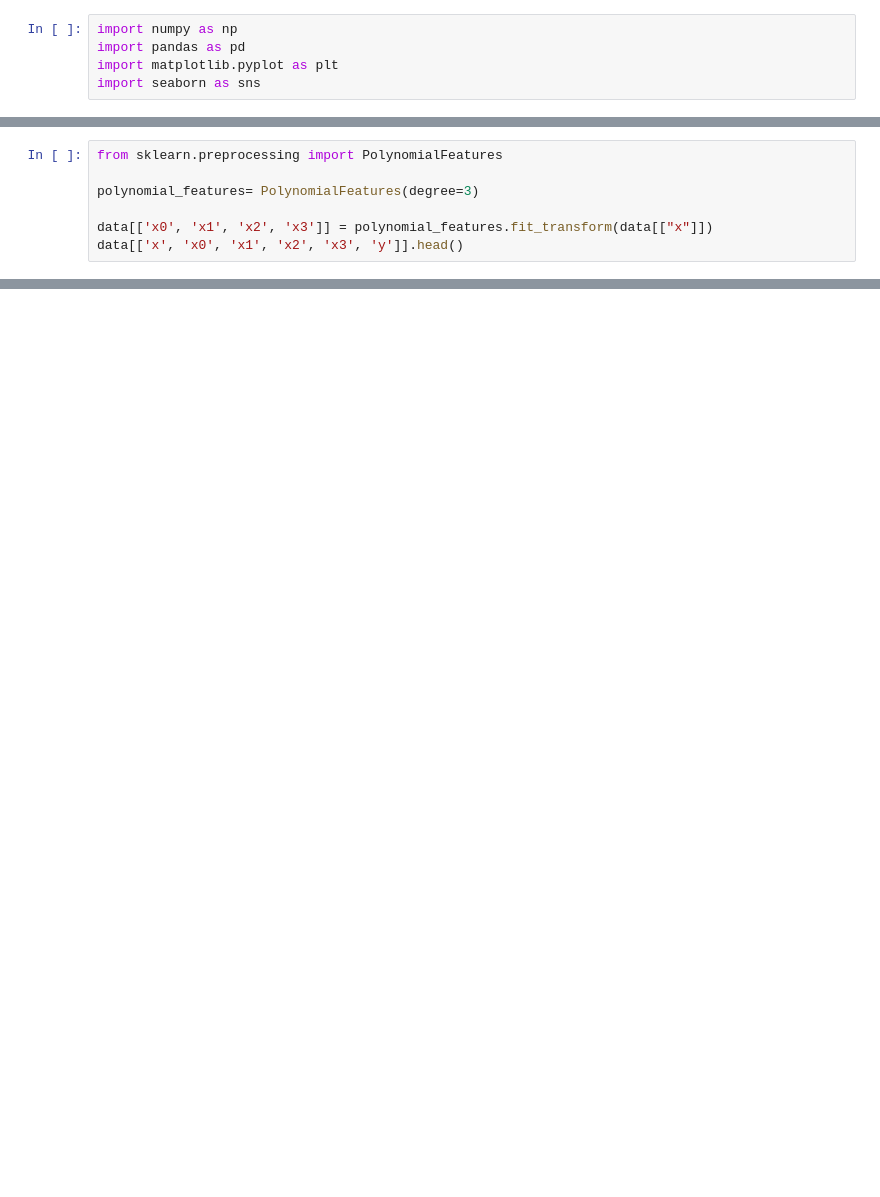
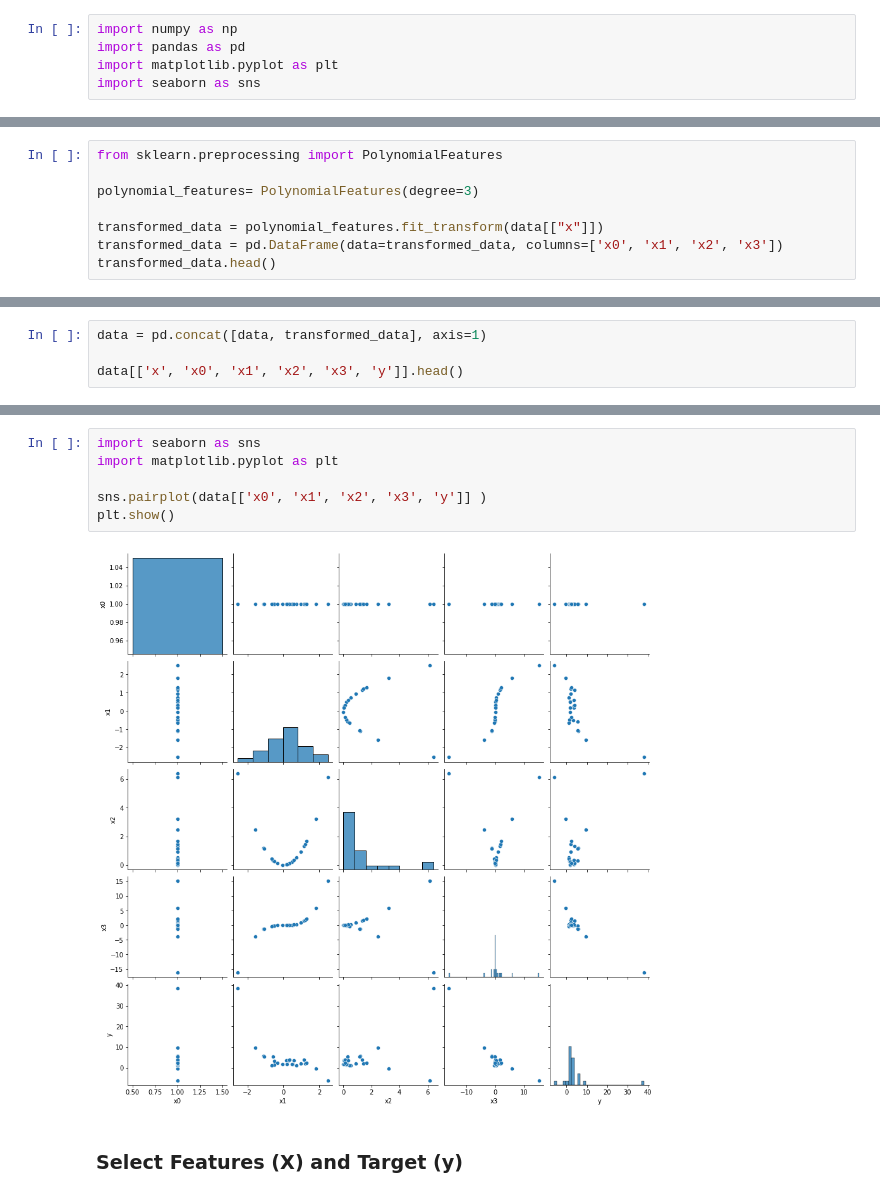
Before and after one commit to SumuduTennakoon/MachineLearningFoundations, a Jupyter notebook: LectureNotebooks/09_SupervisedMachineLearning_Regression.ipynb, the cells around one changed output, grey strips where cells are left out. Cells and saved outputs as stored; diff of their text form; blank space fills up the shorter version.

```diff
--- a/LectureNotebooks/09_SupervisedMachineLearning_Regression.ipynb
+++ b/LectureNotebooks/09_SupervisedMachineLearning_Regression.ipynb
@@ -61,5 +138,6 @@ from sklearn.preprocessing import PolynomialFeatures
 
 polynomial_features= PolynomialFeatures(degree=3)
 
-data[['x0', 'x1', 'x2', 'x3']] = polynomial_features.fit_transform(data[["x"]])
-data[['x', 'x0', 'x1', 'x2', 'x3', 'y']].head()
+transformed_data = polynomial_features.fit_transform(data[["x"]])
+transformed_data = pd.DataFrame(data=transformed_data, columns=['x0', 'x1', 'x2', 'x3'])
+transformed_data.head()
@@ -65,0 +153,4 @@ data[['x', 'x0', 'x1', 'x2', 'x3', 'y']].head()
+# %%
+data = pd.concat([data, transformed_data], axis=1)
+
+data[['x', 'x0', 'x1', 'x2', 'x3', 'y']].head()
@@ -65,0 +170,10 @@ data[['x', 'x0', 'x1', 'x2', 'x3', 'y']].head()
+# %%
+import seaborn as sns
+import matplotlib.pyplot as plt
+
+sns.pairplot(data[['x0', 'x1', 'x2', 'x3', 'y']] )
+plt.show()
+# %% [output]
+[figure, added]
+# %% [markdown]
+### Select Features (X) and Target (y)
```
Also changed, not shown: parts of 167 cells of this notebook, 9 other files.
